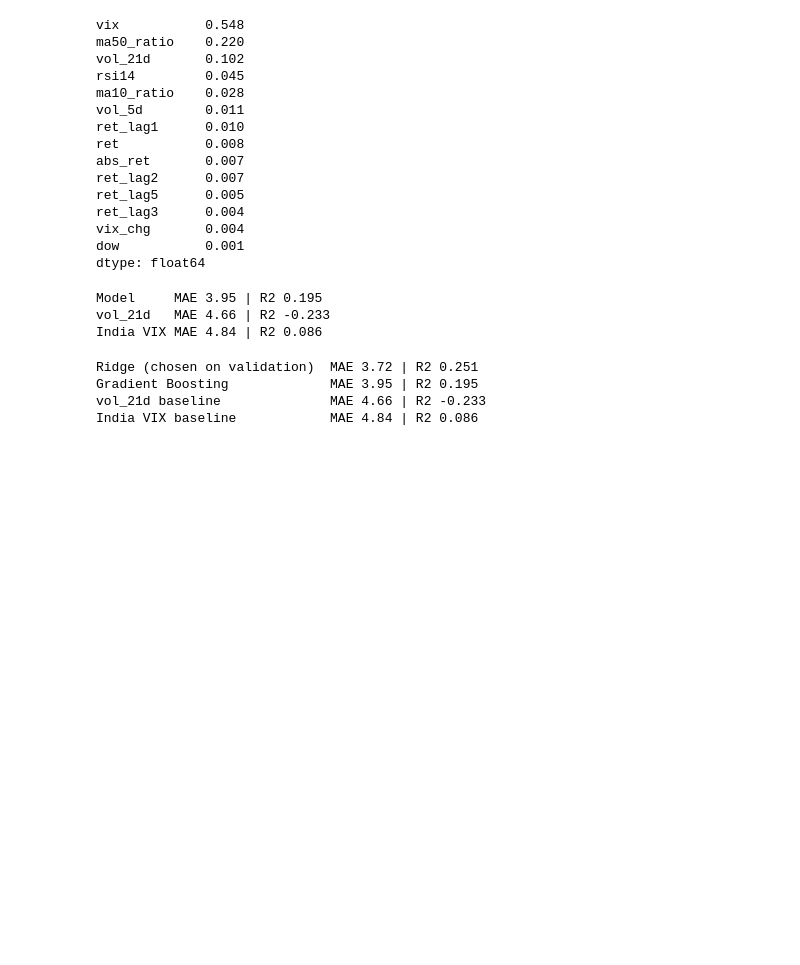
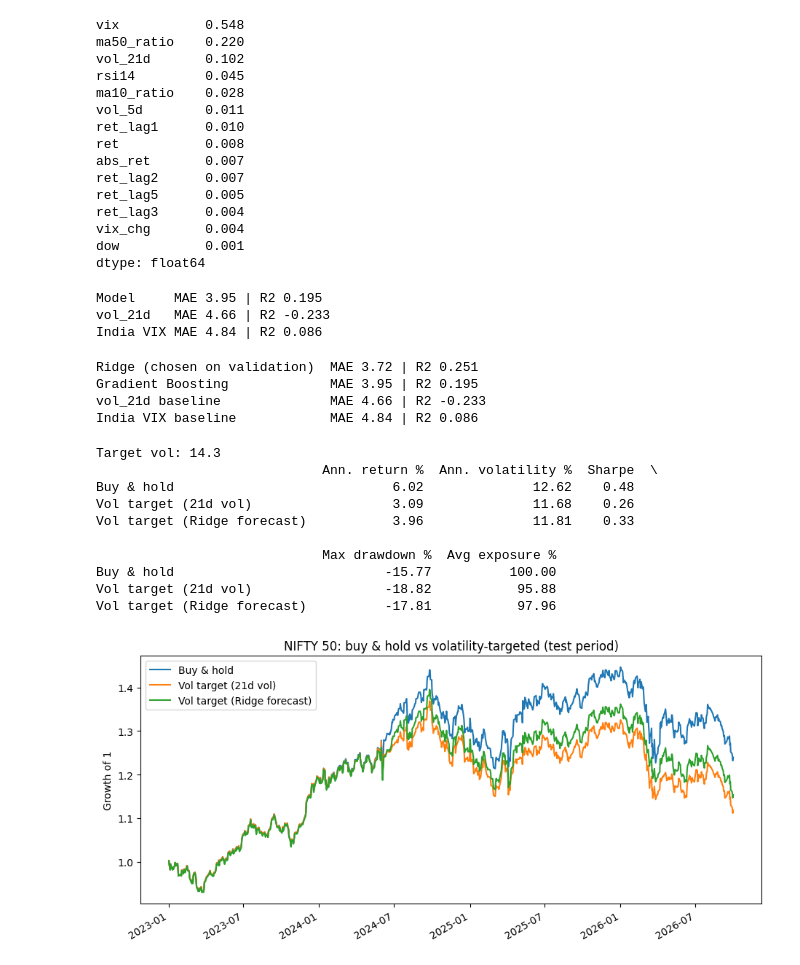
Before and after one commit to kaifahmedsiddiqui-47/nifty50-direction-forecasting, a Jupyter notebook: 5_volatility.ipynb, the cells around one changed output. Drawn from its saved outputs; the diff is of its cells as text; code cells hidden in the pictures; blank space fills up the shorter version.

Commit message:
Backtest: analyse worst drawdown, volatility targeting limitation

```diff
--- a/5_volatility.ipynb
+++ b/5_volatility.ipynb
@@ -107,3 +107,65 @@ Ridge (chosen on validation)  MAE 3.72 | R2 0.251
 Gradient Boosting             MAE 3.95 | R2 0.195
 vol_21d baseline              MAE 4.66 | R2 -0.233
 India VIX baseline            MAE 4.84 | R2 0.086
+# %%
+import numpy as np, pandas as pd
+
+# 1) Predictions on the test period, from the model trained before 2022-12-20 (no refitting)
+t = test_v.copy()
+t["pred_vol"] = ridge_final.predict(t[vfeatures])
+
+# 2) Next day's return, which is what the position held overnight earns
+t["next_ret"] = t["Close"].shift(-1) / t["Close"] - 1
+t = t.dropna(subset=["next_ret"]).copy()
+
+# 3) Target volatility chosen from data BEFORE the test period (not tuned on test)
+target_vol = dv.loc[dv["Date"] < "2023-01-01", "vol_21d"].median()
+print("Target vol:", round(target_vol, 1))
+
+# 4) Positions decided at the close of day t, applied to day t+1's return
+t["pos_ridge"] = (target_vol / t["pred_vol"].clip(lower=5)).clip(0, 1)
+t["pos_naive"] = (target_vol / t["vol_21d"].clip(lower=5)).clip(0, 1)   # simple baseline strategy
+t["pos_bh"]    = 1.0                                                     # buy and hold
+
+# 5) Returns after transaction costs (assumed 0.05% per unit of position change)
+cost = 0.0005
+def strat_returns(pos):
+    turnover = pos.diff().abs().fillna(0)
+    return pos * t["next_ret"] - turnover * cost
+
+results = {"Buy & hold": strat_returns(t["pos_bh"]),
+           "Vol target (21d vol)": strat_returns(t["pos_naive"]),
+           "Vol target (Ridge forecast)": strat_returns(t["pos_ridge"])}
+
+# 6) Metrics
+def metrics(r):
+    ann_ret = (1 + r).prod() ** (252 / len(r)) - 1
+    ann_vol = r.std() * np.sqrt(252)
+    equity = (1 + r).cumprod()
+    max_dd = (equity / equity.cummax() - 1).min()
+    return {"Ann. return %": ann_ret * 100, "Ann. volatility %": ann_vol * 100,
+            "Sharpe": ann_ret / ann_vol, "Max drawdown %": max_dd * 100}
+
+table = pd.DataFrame({k: metrics(v) for k, v in results.items()}).T.round(2)
+table["Avg exposure %"] = [t["pos_bh"].mean() * 100, t["pos_naive"].mean() * 100, t["pos_ridge"].mean() * 100]
+print(table.round(2))
+
+# 7) Equity curves
+import matplotlib.pyplot as plt
+eq = pd.DataFrame({k: (1 + v).cumprod() for k, v in results.items()})
+eq.index = t["Date"].values
+eq.plot(figsize=(11, 5), title="NIFTY 50: buy & hold vs volatility-targeted (test period)")
+plt.ylabel("Growth of 1")
+plt.show()
+# %% [output]
+Target vol: 14.3
+                             Ann. return %  Ann. volatility %  Sharpe  \
+Buy & hold                            6.02              12.62    0.48
+Vol target (21d vol)                  3.09              11.68    0.26
+Vol target (Ridge forecast)           3.96              11.81    0.33
+
+                             Max drawdown %  Avg exposure %
+Buy & hold                           -15.77          100.00
+Vol target (21d vol)                 -18.82           95.88
+Vol target (Ridge forecast)          -17.81           97.96
+[figure, added]
```
